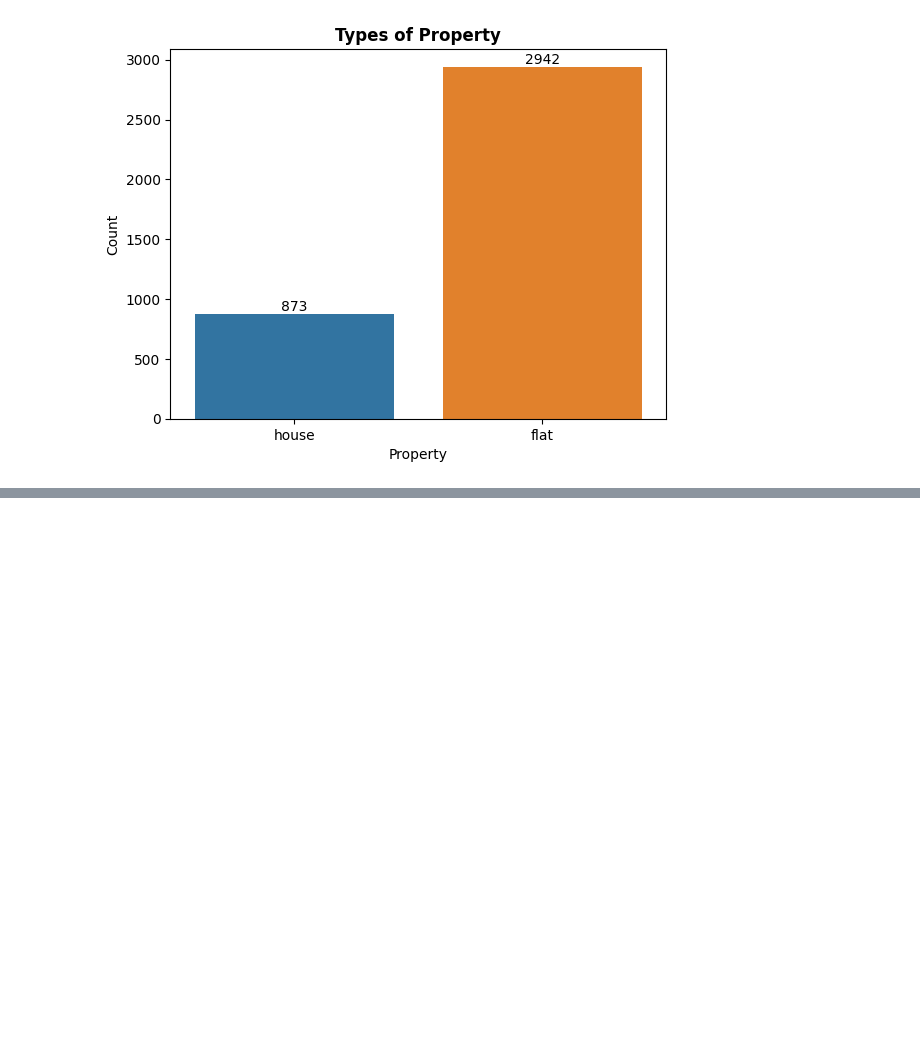
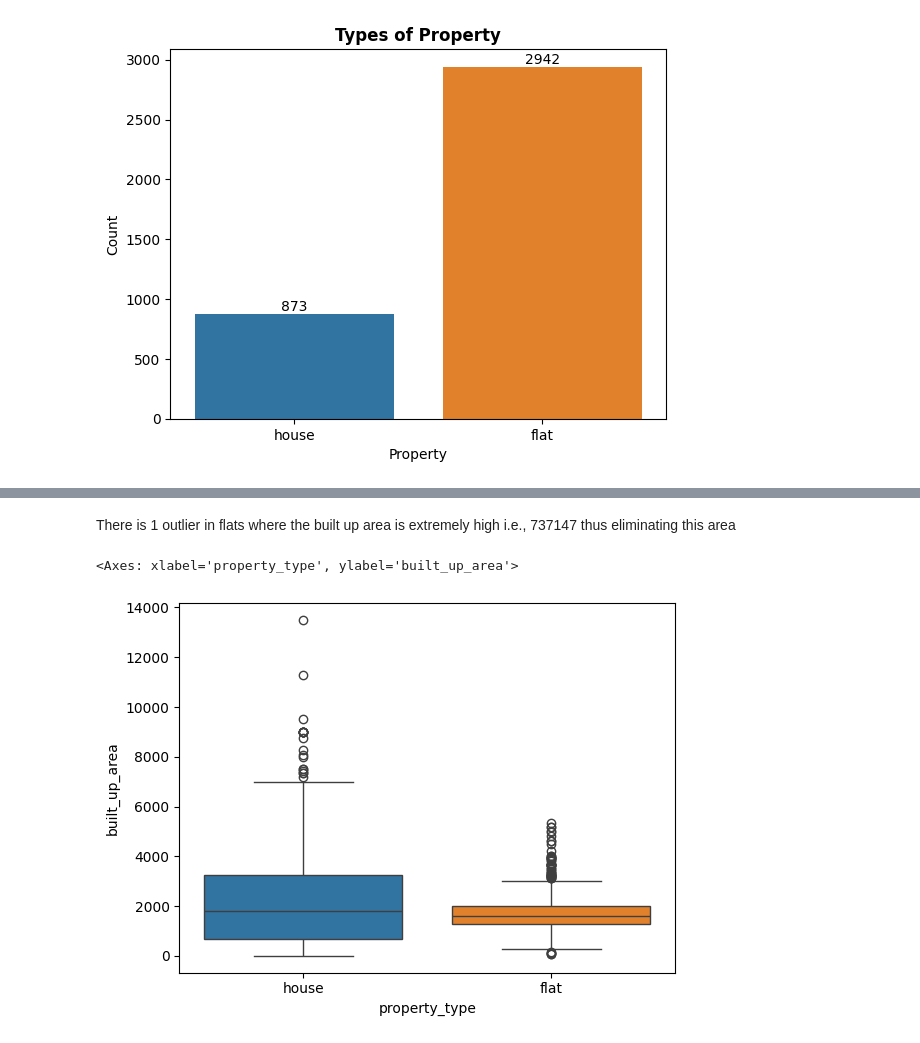
Before and after one commit to Tanwar-Aastha/Property-price-prediction, a Jupyter notebook: notebook/EDA.ipynb, the cells around one changed output, grey strips where cells are left out. Cells and saved outputs as stored; diff of their text form; code cells hidden in the pictures; blank space fills up the shorter version.

```diff
--- a/notebook/EDA.ipynb
+++ b/notebook/EDA.ipynb
@@ -124,0 +167,10 @@ plt.show()
+# %% [markdown]
+There is 1 outlier in flats where the built up area is extremely high i.e., 737147 thus eliminating this area
+# %%
+# removing the outlier
+data = data[data['built_up_area'] != 737147.0]
+# %%
+sns.boxplot(x=data['property_type'], y=data['built_up_area'], hue=data['property_type'])
+# %% [output]
+<Axes: xlabel='property_type', ylabel='built_up_area'>
+[figure, added]
```
Also changed, not shown: parts of 10 cells of this notebook, 1 other file.
